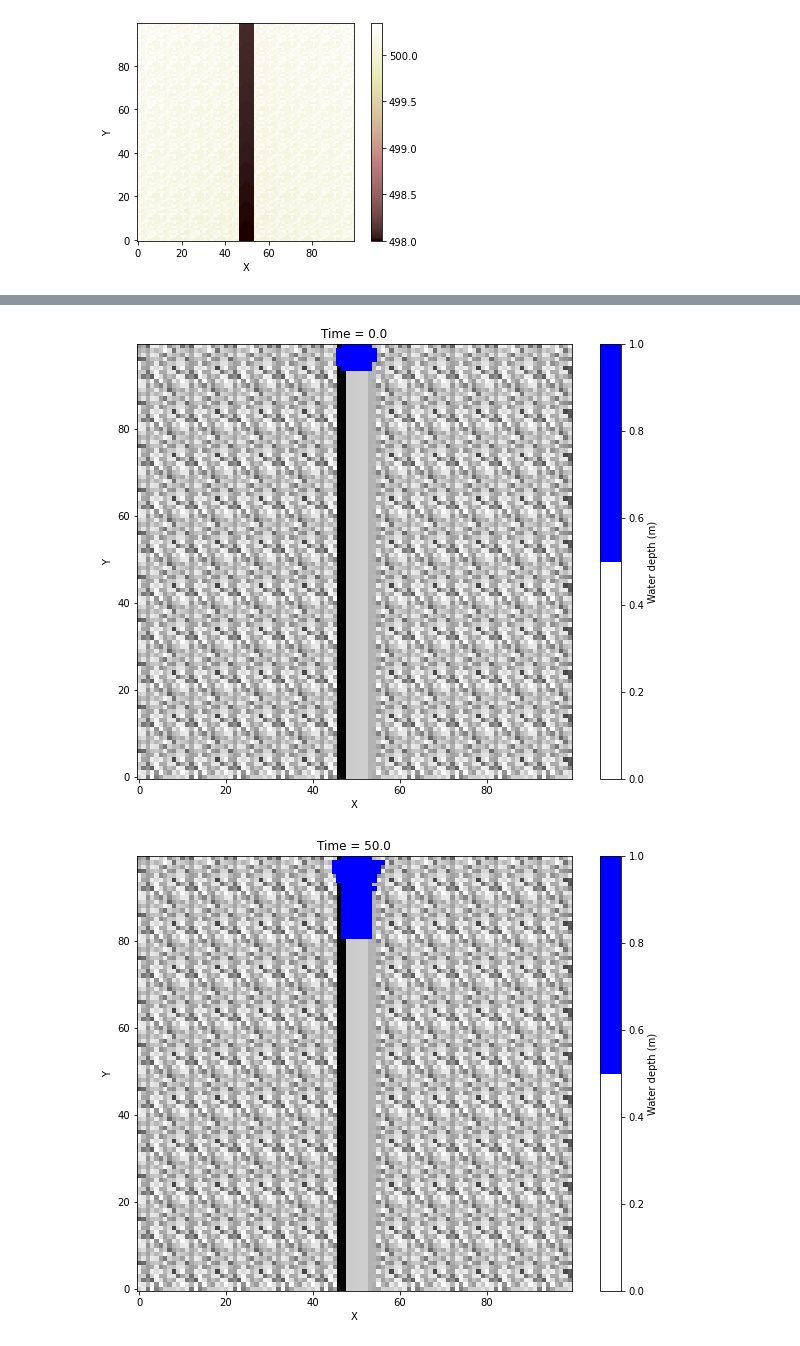
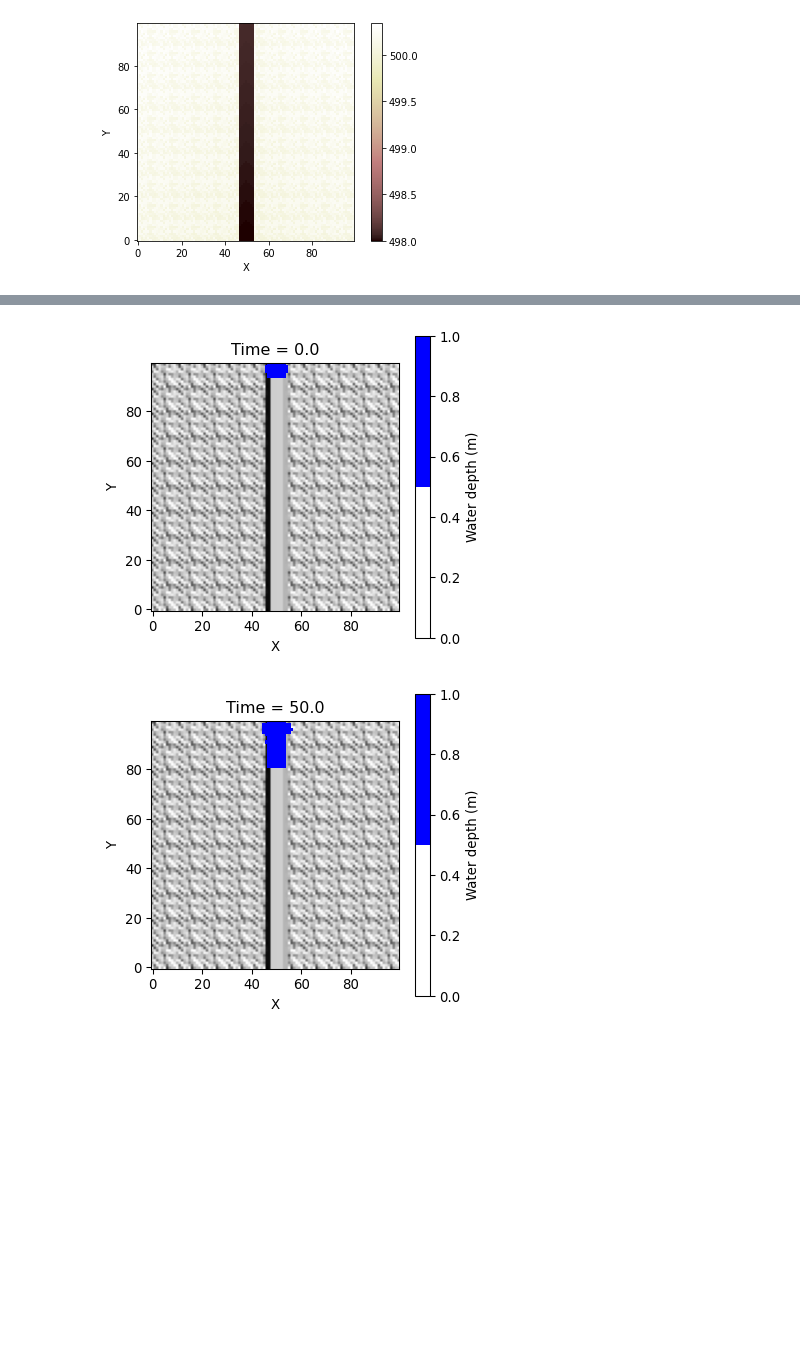
Before and after one commit to espin-2020/fluvial, a Jupyter notebook: 2D_Flow/Overland-Channel.ipynb, the cells around one changed output, grey strips where cells are left out. Saved outputs shown, nothing was run; the diff lists cells and outputs as text; code cells hidden in the pictures; blank space fills up the shorter version.

Commit message:
Fixed size for images results

```diff
--- a/2D_Flow/Overland-Channel.ipynb
+++ b/2D_Flow/Overland-Channel.ipynb
@@ -94,7 +97,7 @@ bools = (grid.node_x > nX/2 - Channel_Width/2) * (grid.node_x < nX/2 + Channel_W
 h[bools] = Channel_Depth*2
 h = grid.add_field('surface_water__depth', h, at='node')
 # %%
-fig = plt.figure(figsize=(10,8))
+fig = plt.figure(figsize=(5,4))
 plt.imshow(ls.hillshade(np.reshape(z,[100,100]), vert_exag=10), cmap='gray',origin="lower")
 imshow_grid(grid,'surface_water__depth',cmap=WaterMap)
 fig.show()
@@ -105,18 +108,20 @@ fig.show()
 of = OverlandFlow(grid, steep_slopes=True)
 of.run_one_step()
 # %%
-for t in range(500):
+mydpi = 96
+sizeFigure = 400
+
+for t in range(200):
     of.run_one_step()
 
     if t%50==0:
-        fig = plt.figure(figsize=(10,8))
+        fig = plt.figure(figsize=(sizeFigure/mydpi, sizeFigure/mydpi), dpi=mydpi)
         plt.imshow(ls.hillshade(np.reshape(z,[100,100]), vert_exag=10), cmap='gray',origin="lower")
         imshow_grid(grid,'surface_water__depth',\
                     limits=(0,1),cmap=WaterMap,\
                     colorbar_label="Water depth (m)",\
                     plot_name="Time = %.1f" %t)
-        fig.savefig("./ResultImages/%3i.png" %t)
-        plt.show()
+        fig.savefig("ResultImages/%i.png" %t)
 # %% [output]
-[figure, old version]
+[figure, new version]
-[figure, old version]
+[figure, new version]
```
Also changed, not shown: parts of 5 cells of this notebook.
